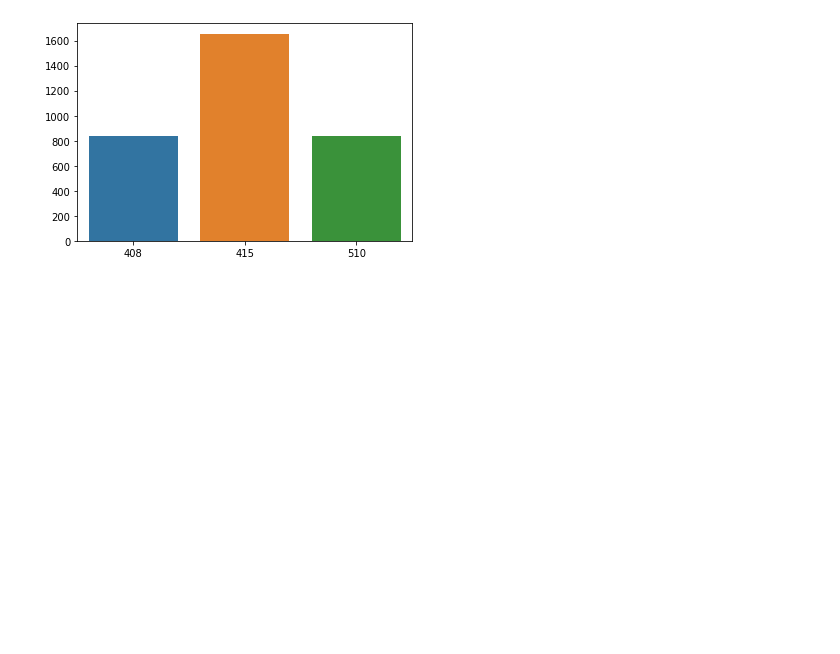
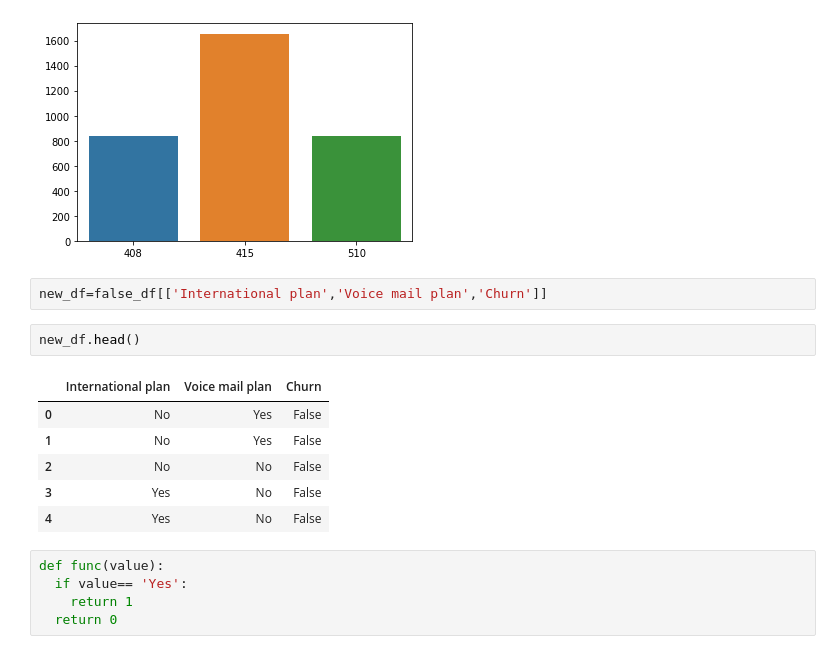
Before and after one commit to Pranavthimmaiah/Telecom-Churn-and-customer-retention-methods, a Jupyter notebook: Pranav_Thimmaiah_Team_1_Capstone_Project.ipynb, the cells around one changed output. Saved outputs shown, nothing was run; the diff lists cells and outputs as text; blank space fills up the shorter version.

```diff
--- a/Pranav_Thimmaiah_Team_1_Capstone_Project.ipynb
+++ b/Pranav_Thimmaiah_Team_1_Capstone_Project.ipynb
@@ -191,3 +191,19 @@ sns.barplot(x=arc, y= count)
 # %% [output]
 <matplotlib.axes._subplots.AxesSubplot at 0x...>
 [figure]
+# %%
+new_df=false_df[['International plan','Voice mail plan','Churn']]
+# %%
+new_df.head()
+# %% [output]
+|  | International plan | Voice mail plan | Churn |
+| 0 | No | Yes | False |
+| 1 | No | Yes | False |
+| 2 | No | No | False |
+| 3 | Yes | No | False |
+| 4 | Yes | No | False |
+# %%
+def func(value):
+  if value== 'Yes':
+    return 1
+  return 0
```
Also changed, not shown: parts of 9 cells of this notebook.
